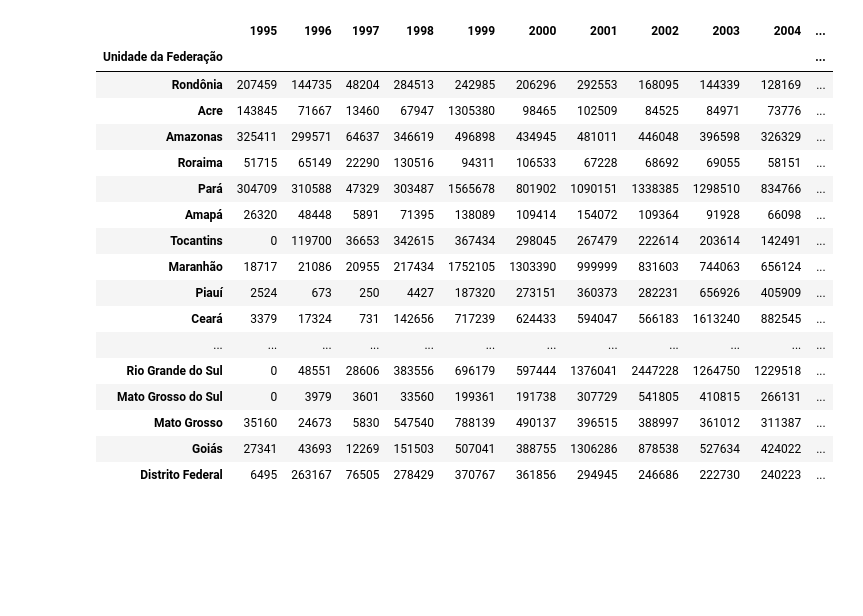
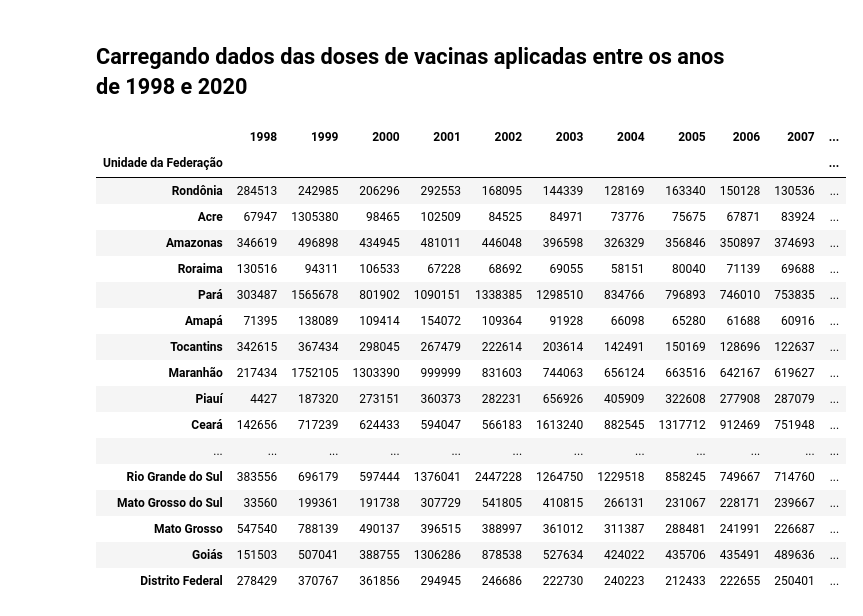
Before and after one commit to LucasAlbFar/analise_dados_hepatite_brasil, a Jupyter notebook: notebooks/main.ipynb, the cells around one changed output. Drawn from its saved outputs; the diff is of its cells as text; code cells hidden in the pictures; blank space fills up the shorter version.

```diff
--- a/notebooks/main.ipynb
+++ b/notebooks/main.ipynb
@@ -10,38 +10,41 @@ import numpy as np
 import statistics
 
 plt.rc('figure', figsize=(20,7))
+# %% [markdown]
+## **Carregando dados das doses de vacinas aplicadas entre os anos de 1998 e 2020**
 # %%
 url = 'https://raw.githubusercontent.com/LucasAlbFar/analise_dados_hepatite_brasil/main/dados/doses_aplicadas_por_ano_1994_2021.csv'
 # %%
 doses_aplicadas = pd.read_csv(url, encoding="ISO-8859-1", sep=";", thousands='.', decimal=',')
-doses_aplicadas = doses_aplicadas.drop(['1994'], axis=1) # removendo coluna do ano de 1994
-
-total_por_ano = doses_aplicadas.iloc[-1:].T     # salvando o total por ano
-doses_aplicadas = doses_aplicadas.iloc[:-1 , :] # removendo última linha
+doses_aplicadas = doses_aplicadas.drop(['1994', '1995', '1996', '1997'], axis=1) # removendo coluna dos anos abaixo de 1998
 
 doses_aplicadas['Unidade da Federação'] = [(estado[3:]) for estado in doses_aplicadas['Unidade da Federação']] # renomeando coluna UNIDADE DA FEDEREACAO
 doses_aplicadas = doses_aplicadas.set_index('Unidade da Federação')                                            # UF's como indíce
 
-total_por_uf =  doses_aplicadas.iloc[: , -1:]   # salvando total por uf
+total_doses_por_ano = doses_aplicadas.iloc[-1:].T     # salvando o total por ano
+doses_aplicadas = doses_aplicadas.iloc[:-1 , :] # removendo última linha
+
+total_doses_por_uf =  doses_aplicadas.iloc[: , -1:]   # salvando total por uf
 doses_aplicadas = doses_aplicadas.iloc[: , :-2] # removendo coluna total e ano de 2021
 
+doses_aplicadas = doses_aplicadas.astype(int)
 doses_aplicadas
 # %% [output]
-|  | 1995 | 1996 | 1997 | 1998 | 1999 | 2000 | 2001 | 2002 | 2003 | 2004 | ... |
+|  | 1998 | 1999 | 2000 | 2001 | 2002 | 2003 | 2004 | 2005 | 2006 | 2007 | ... |
 | Unidade da Federação |  |  |  |  |  |  |  |  |  |  | ... |
-| Rondônia | 207459 | 144735 | 48204 | 284513 | 242985 | 206296 | 292553 | 168095 | 144339 | 128169 | ... |
-| Acre | 143845 | 71667 | 13460 | 67947 | 1305380 | 98465 | 102509 | 84525 | 84971 | 73776 | ... |
-| Amazonas | 325411 | 299571 | 64637 | 346619 | 496898 | 434945 | 481011 | 446048 | 396598 | 326329 | ... |
-| Roraima | 51715 | 65149 | 22290 | 130516 | 94311 | 106533 | 67228 | 68692 | 69055 | 58151 | ... |
-| Pará | 304709 | 310588 | 47329 | 303487 | 1565678 | 801902 | 1090151 | 1338385 | 1298510 | 834766 | ... |
-| Amapá | 26320 | 48448 | 5891 | 71395 | 138089 | 109414 | 154072 | 109364 | 91928 | 66098 | ... |
-| Tocantins | 0 | 119700 | 36653 | 342615 | 367434 | 298045 | 267479 | 222614 | 203614 | 142491 | ... |
-| Maranhão | 18717 | 21086 | 20955 | 217434 | 1752105 | 1303390 | 999999 | 831603 | 744063 | 656124 | ... |
-| Piauí | 2524 | 673 | 250 | 4427 | 187320 | 273151 | 360373 | 282231 | 656926 | 405909 | ... |
-| Ceará | 3379 | 17324 | 731 | 142656 | 717239 | 624433 | 594047 | 566183 | 1613240 | 882545 | ... |
+| Rondônia | 284513 | 242985 | 206296 | 292553 | 168095 | 144339 | 128169 | 163340 | 150128 | 130536 | ... |
+| Acre | 67947 | 1305380 | 98465 | 102509 | 84525 | 84971 | 73776 | 75675 | 67871 | 83924 | ... |
+| Amazonas | 346619 | 496898 | 434945 | 481011 | 446048 | 396598 | 326329 | 356846 | 350897 | 374693 | ... |
+| Roraima | 130516 | 94311 | 106533 | 67228 | 68692 | 69055 | 58151 | 80040 | 71139 | 69688 | ... |
+| Pará | 303487 | 1565678 | 801902 | 1090151 | 1338385 | 1298510 | 834766 | 796893 | 746010 | 753835 | ... |
+| Amapá | 71395 | 138089 | 109414 | 154072 | 109364 | 91928 | 66098 | 65280 | 61688 | 60916 | ... |
+| Tocantins | 342615 | 367434 | 298045 | 267479 | 222614 | 203614 | 142491 | 150169 | 128696 | 122637 | ... |
+| Maranhão | 217434 | 1752105 | 1303390 | 999999 | 831603 | 744063 | 656124 | 663516 | 642167 | 619627 | ... |
+| Piauí | 4427 | 187320 | 273151 | 360373 | 282231 | 656926 | 405909 | 322608 | 277908 | 287079 | ... |
+| Ceará | 142656 | 717239 | 624433 | 594047 | 566183 | 1613240 | 882545 | 1317712 | 912469 | 751948 | ... |
 | ... | ... | ... | ... | ... | ... | ... | ... | ... | ... | ... | ... |
-| Rio Grande do Sul | 0 | 48551 | 28606 | 383556 | 696179 | 597444 | 1376041 | 2447228 | 1264750 | 1229518 | ... |
-| Mato Grosso do Sul | 0 | 3979 | 3601 | 33560 | 199361 | 191738 | 307729 | 541805 | 410815 | 266131 | ... |
-| Mato Grosso | 35160 | 24673 | 5830 | 547540 | 788139 | 490137 | 396515 | 388997 | 361012 | 311387 | ... |
-| Goiás | 27341 | 43693 | 12269 | 151503 | 507041 | 388755 | 1306286 | 878538 | 527634 | 424022 | ... |
-| Distrito Federal | 6495 | 263167 | 76505 | 278429 | 370767 | 361856 | 294945 | 246686 | 222730 | 240223 | ... |
+| Rio Grande do Sul | 383556 | 696179 | 597444 | 1376041 | 2447228 | 1264750 | 1229518 | 858245 | 749667 | 714760 | ... |
+| Mato Grosso do Sul | 33560 | 199361 | 191738 | 307729 | 541805 | 410815 | 266131 | 231067 | 228171 | 239667 | ... |
+| Mato Grosso | 547540 | 788139 | 490137 | 396515 | 388997 | 361012 | 311387 | 288481 | 241991 | 226687 | ... |
+| Goiás | 151503 | 507041 | 388755 | 1306286 | 878538 | 527634 | 424022 | 435706 | 435491 | 489636 | ... |
+| Distrito Federal | 278429 | 370767 | 361856 | 294945 | 246686 | 222730 | 240223 | 212433 | 222655 | 250401 | ... |
```
Also changed, not shown: parts of 14 cells of this notebook.
